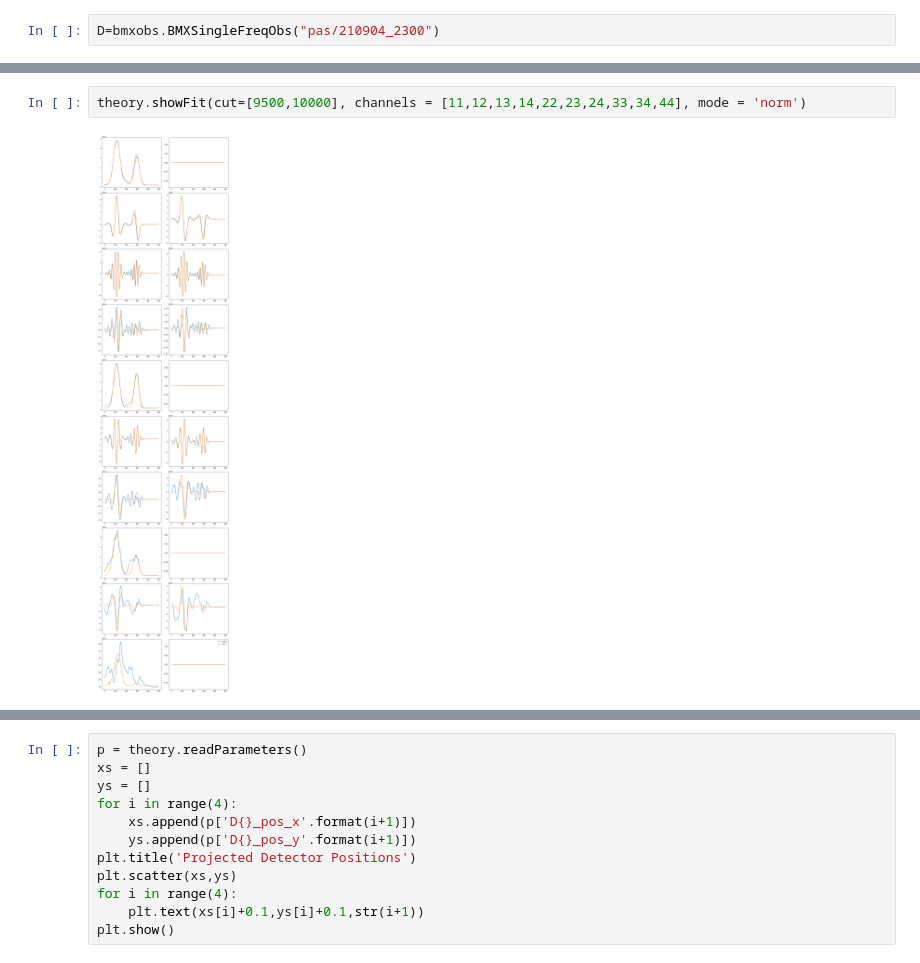
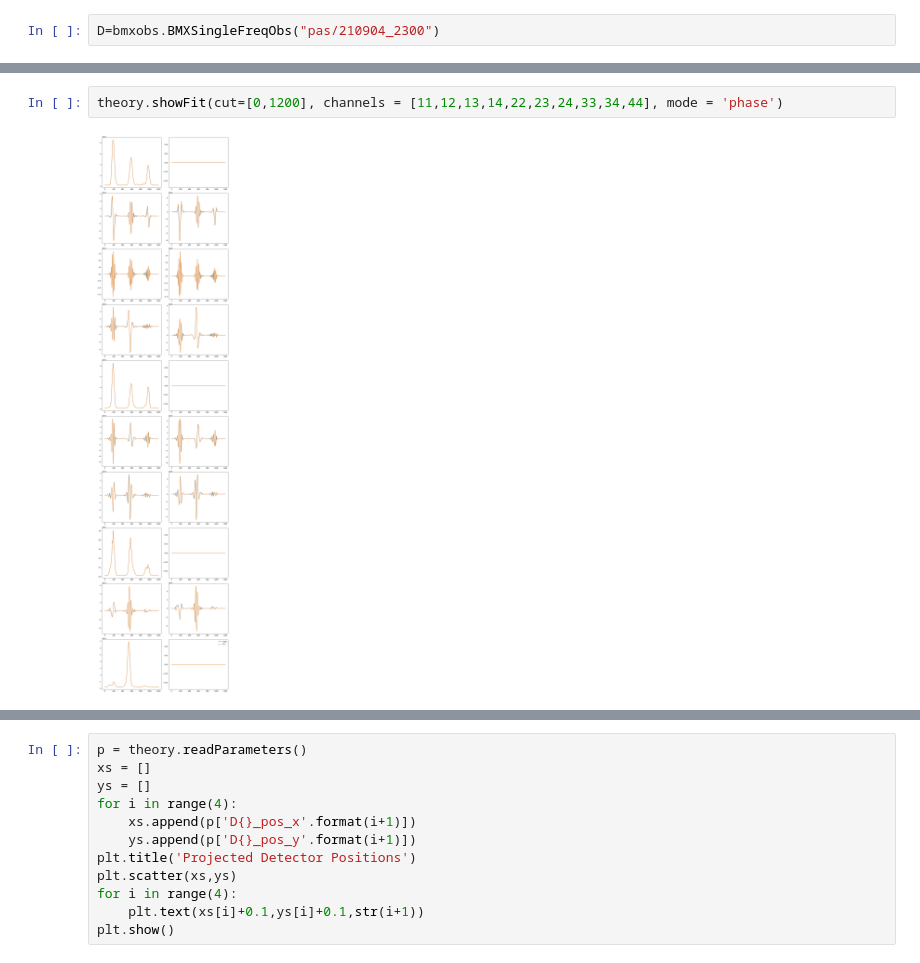
Before and after one commit to bmxdemo/bmxobs, a Jupyter notebook: towards1.ipynb, the cells around one changed output, grey strips where cells are left out. Cells and saved outputs as stored; diff of their text form.

```diff
--- a/towards1.ipynb
+++ b/towards1.ipynb
@@ -217,4 +147,4 @@ for i in range(4):
 # %%
-theory.showFit(cut=[9500,10000], channels = [11,12,13,14,22,23,24,33,34,44], mode = 'norm')
+theory.showFit(cut=[0,1200], channels = [11,12,13,14,22,23,24,33,34,44], mode = 'phase')
 # %% [output]
-[figure, old version]
+[figure, new version]
```
Also changed, not shown: parts of 23 cells of this notebook, 2 other files.
